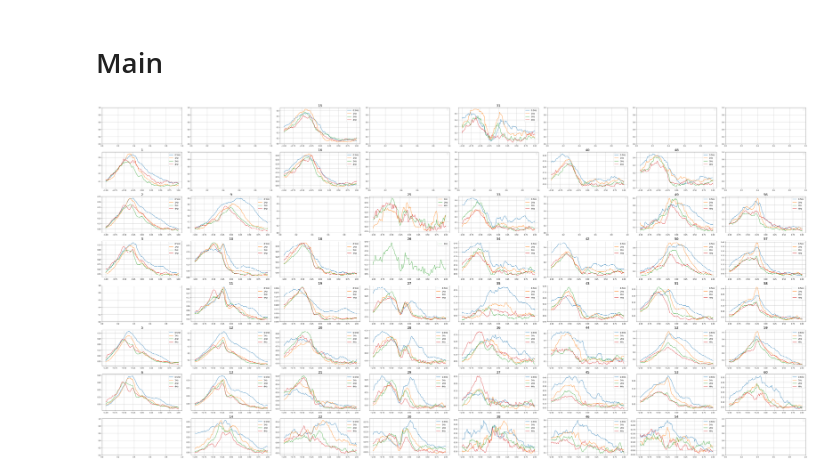
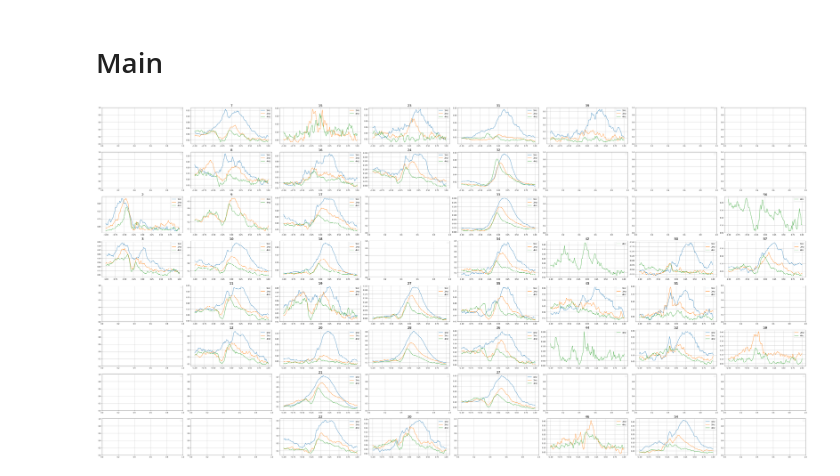
Before and after one commit to llincooi/retina_python, a Jupyter notebook: Saving Figures/Old but still useful/Plot MI(perSpike) OLED all-ch._differentFc .ipynb, the cells around one changed output. Saved outputs shown, nothing was run; the diff lists cells and outputs as text; code cells hidden in the pictures.

Commit message:
New Plots

```diff
--- a/Saving Figures/Old but still useful/Plot MI(perSpike) OLED all-ch._differentFc .ipynb
+++ b/Saving Figures/Old but still useful/Plot MI(perSpike) OLED all-ch._differentFc .ipynb
@@ -34,39 +25,42 @@ figmap = [[np.nan, 7,15,23,31,39,47,np.nan],
           [np.nan,14,22,30,38,46,54,np.nan]]
 figmap = np.array(figmap)
 # %%
-exp_folder = 'D:\\GoogleDrive\\retina\\Troy\'s data\\20210930\\'
-direction = 'RL'
+exp_folder = 'D:\\GoogleDrive\\retina\\Exps\\2021\\1208\\'
+exp_folder = 'D:\\GoogleDrive\\retina\\Troy\'s data\\20211209\\'
+direction = 'UR_DL'
 ensure_dir(exp_folder+'MI')
 ensure_dir(exp_folder+'MI\\Fig')
 ensure_dir(exp_folder+'MI\\Fig\\perSpike')
 # %%
 MIdFcfig, MIdFcax = plt.subplots(nrows=8, ncols=8)
 cmind = 0
 
-for Fc in [0.5,1,2,4]:
-    # filename = 'merge_0727_OUsmooth_Bright_'+direction+'_G4.5_5min_Q100_6.5mW_'+str(Fc)+'Hz'
-    filename = 'merge_0928_LPOU_G4.5_'+str(Fc)+'Hz_SW_hw8_long_'+direction+'_6.5v0mW'
+for Fc in [1,2,4]:
+    if Fc == -1:
+        filename = 'merge_1207_OU_G4.5_SW_hw8_long_'+direction+'_6.5v0mW'
+    else:
+        filename = 'merge_1207_LPOU_G4.5_'+str(Fc)+'Hz_SW_hw8_long_'+direction+'_6.5v0mW'
     loadfiles = np.load(exp_folder+'MI\\MIperSpike_'+filename+'.npz', allow_pickle=True)
     for k in loadfiles.files:
         vars()[k] = loadfiles[k][()]
 
     for cn in range(60):
         Information = Information_cell[cn]
         try:
             MIdFcax[np.where(figmap == cn+1)][0].plot(timeshift,Information, label=str(Fc)+'Hz', color = plt.cm.tab10(cmind))
             MIdFcax[np.where(figmap == cn+1)][0].set_title(str(cn+1), fontsize = 20)
         except:
             continue
 #         MIdFcax[np.where(figmap == cn+1)][0].set_xlabel(r'$\delta t$ (s)', fontsize = 16)
 #         MIdFcax[np.where(figmap == cn+1)][0].set_ylabel(r'Information (bit/s)', fontsize = 16)
     cmind += 1
 
 for ax1d in MIdFcax:
     for ax in ax1d:
         ax.legend(fontsize = 12)
         ax.grid()
 MIdFcfig.set_size_inches(60, 30)
 MIdFcfig.tight_layout()
-MIdFcfig.savefig(exp_folder+'MI\\Fig\\perSpike\\dFc_BB.tif', bbox_inches = 'tight',pad_inches = 0.3)
+MIdFcfig.savefig(exp_folder+'MI\\Fig\\perSpike\\dFc_BB_1.tif', bbox_inches = 'tight',pad_inches = 0.3)
 # %% [output]
-[figure, old version]
+[figure, new version]
```
Also changed, not shown: parts of 1 cell of this notebook, 4 other files.
